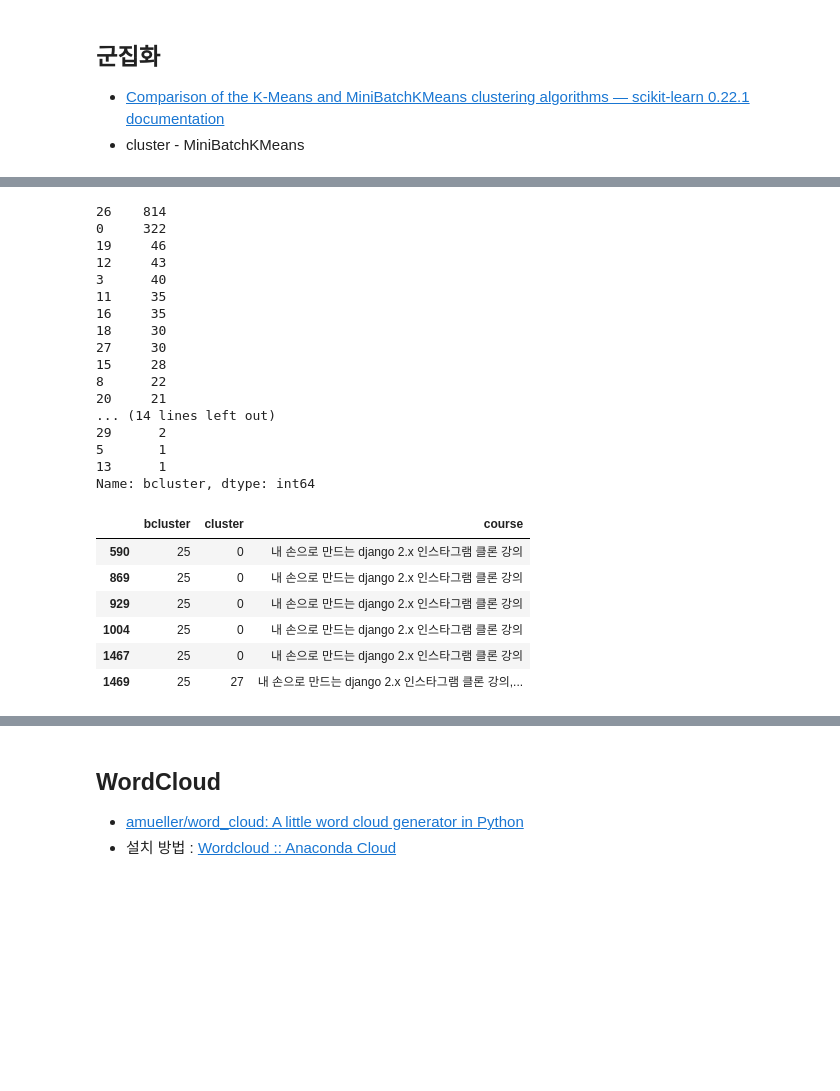
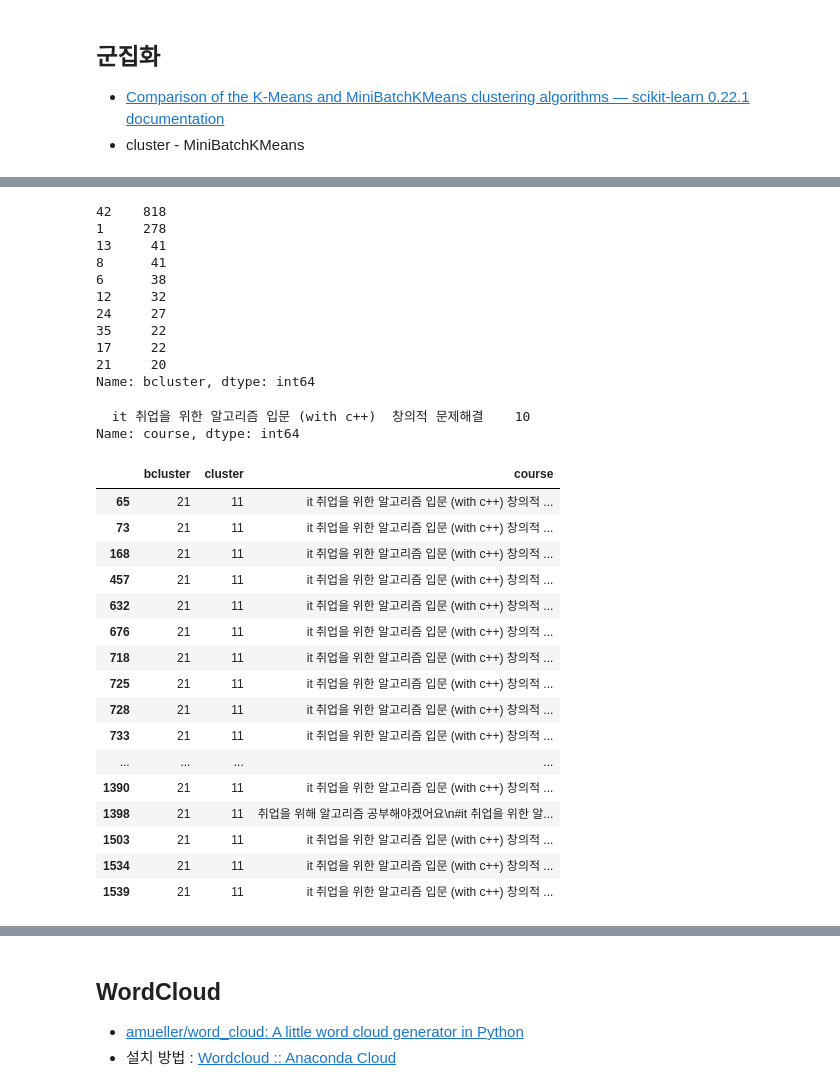
Before and after one commit to corazzon/inflearn-new-year-event-2020, a Jupyter notebook: 02-inflearn-newyear-event-text-analysis.ipynb, the cells around one changed output, grey strips where cells are left out. Cells and saved outputs as stored; diff of their text form; code cells hidden in the pictures; blank space fills up the shorter version.

```diff
--- a/02-inflearn-newyear-event-text-analysis.ipynb
+++ b/02-inflearn-newyear-event-text-analysis.ipynb
@@ -375,13 +423,13 @@ from sklearn.cluster import KMeans
 from tqdm import trange
 inertia = []
 
-start = 10
-end = 50
+start = 30
+end = 70
 
 # 적절한 클러스터의 갯수를 알기 위해 inertia 값을 구함
 for i in trange(start, end):
     cls = KMeans(n_clusters=i, random_state=42)
-    cls.fit(feature_vector)
+    cls.fit(feature_tfidf)
     inertia.append(cls.inertia_)
 # %%
 plt.plot(range(start, end), inertia)
@@ -392,9 +440,9 @@ Text(0.5, 1.0, 'KMeans 클러스터 수 비교')
 # %%
-n_clusters = 30
+n_clusters = 50
 cls = KMeans(n_clusters=n_clusters, random_state=42)
-cls.fit(feature_vector)
-predict = cls.predict(feature_vector)
-df["cluster"] = predict
+cls.fit(feature_tfidf)
+prediction = cls.predict(feature_tfidf)
+df["cluster"] = prediction
 # %%
 df["cluster"].value_counts().head(10)
 # %% [output]
@@ -417,7 +465,7 @@ b_inertia = []
 # 적절한 클러스터의 갯수를 알기 위해 inertia 값을 구함
 for i in trange(start, end):
     cls = MiniBatchKMeans(n_clusters=i, random_state=42)
-    cls.fit(feature_vector)
+    cls.fit(feature_tfidf)
     b_inertia.append(cls.inertia_)
 # %%
 plt.plot(range(start, end), b_inertia)
@@ -428,36 +476,45 @@ Text(0.5, 1.0, 'MiniBatchKMeans 클러스터 수 비교')
 # %%
 cls = MiniBatchKMeans(n_clusters=n_clusters, random_state=42)
-cls.fit(feature_vector)
-predict = cls.predict(feature_vector)
-df["bcluster"] = predict
+cls.fit(feature_tfidf)
+prediction = cls.predict(feature_tfidf)
+df["bcluster"] = prediction
 # %%
-df["bcluster"].value_counts()
+df["bcluster"].value_counts().head(10)
 # %% [output]
-26    814
-0     322
-19     46
-12     43
-3      40
-11     35
-16     35
-18     30
-27     30
-15     28
-8      22
-20     21
-... (14 lines left out)
-29      2
-5       1
-13      1
+42    818
+1     278
+13     41
+8      41
+6      38
+12     32
+24     27
+35     22
+17     22
+21     20
 Name: bcluster, dtype: int64
+# %%
+df.loc[df["bcluster"] == 21, "course"].value_counts().head(1)
+# %% [output]
+  it 취업을 위한 알고리즘 입문 (with c++)  창의적 문제해결    10
+Name: course, dtype: int64
 # %%
-df.loc[df["bcluster"] == 25, ["bcluster", "cluster", "course"]]
+df.loc[df["bcluster"] == 21, ["bcluster", "cluster", "course"]]
 # %% [output]
 |  | bcluster | cluster | course |
-| 590 | 25 | 0 | 내 손으로 만드는 django 2.x 인스타그램 클론 강의 |
-| 869 | 25 | 0 | 내 손으로 만드는 django 2.x 인스타그램 클론 강의 |
-| 929 | 25 | 0 | 내 손으로 만드는 django 2.x 인스타그램 클론 강의 |
-| 1004 | 25 | 0 | 내 손으로 만드는 django 2.x 인스타그램 클론 강의 |
-| 1467 | 25 | 0 | 내 손으로 만드는 django 2.x 인스타그램 클론 강의 |
-| 1469 | 25 | 27 | 내 손으로 만드는 django 2.x 인스타그램 클론 강의,... |
+| 65 | 21 | 11 | it 취업을 위한 알고리즘 입문 (with c++) 창의적 ... |
+| 73 | 21 | 11 | it 취업을 위한 알고리즘 입문 (with c++) 창의적 ... |
+| 168 | 21 | 11 | it 취업을 위한 알고리즘 입문 (with c++) 창의적 ... |
+| 457 | 21 | 11 | it 취업을 위한 알고리즘 입문 (with c++) 창의적 ... |
+| 632 | 21 | 11 | it 취업을 위한 알고리즘 입문 (with c++) 창의적 ... |
+| 676 | 21 | 11 | it 취업을 위한 알고리즘 입문 (with c++) 창의적 ... |
+| 718 | 21 | 11 | it 취업을 위한 알고리즘 입문 (with c++) 창의적 ... |
+| 725 | 21 | 11 | it 취업을 위한 알고리즘 입문 (with c++) 창의적 ... |
+| 728 | 21 | 11 | it 취업을 위한 알고리즘 입문 (with c++) 창의적 ... |
+| 733 | 21 | 11 | it 취업을 위한 알고리즘 입문 (with c++) 창의적 ... |
+| ... | ... | ... | ... |
+| 1390 | 21 | 11 | it 취업을 위한 알고리즘 입문 (with c++) 창의적 ... |
+| 1398 | 21 | 11 | 취업을 위해 알고리즘 공부해야겠어요\n#it 취업을 위한 알... |
+| 1503 | 21 | 11 | it 취업을 위한 알고리즘 입문 (with c++) 창의적 ... |
+| 1534 | 21 | 11 | it 취업을 위한 알고리즘 입문 (with c++) 창의적 ... |
+| 1539 | 21 | 11 | it 취업을 위한 알고리즘 입문 (with c++) 창의적 ... |
 # %%
```
Also changed, not shown: parts of 37 cells of this notebook.
